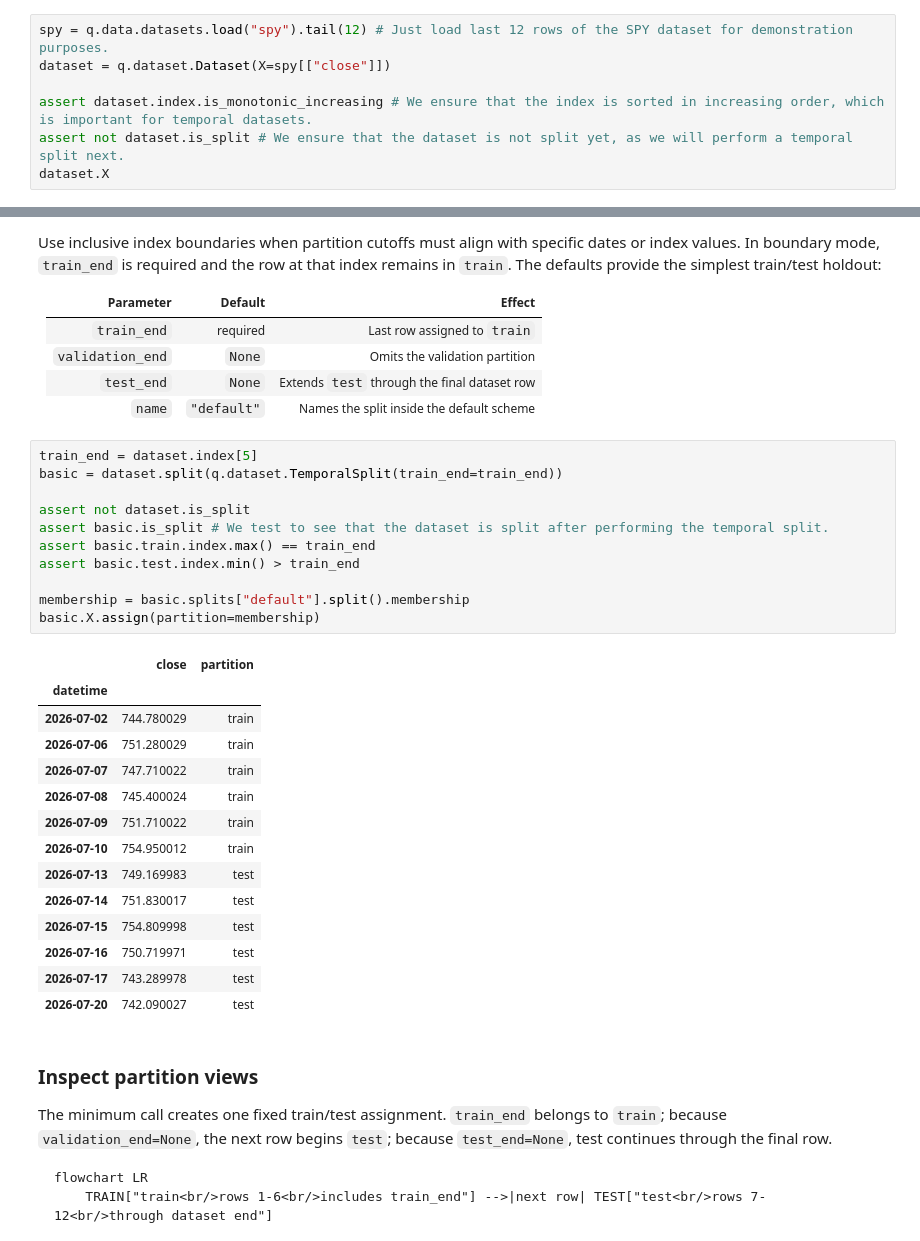
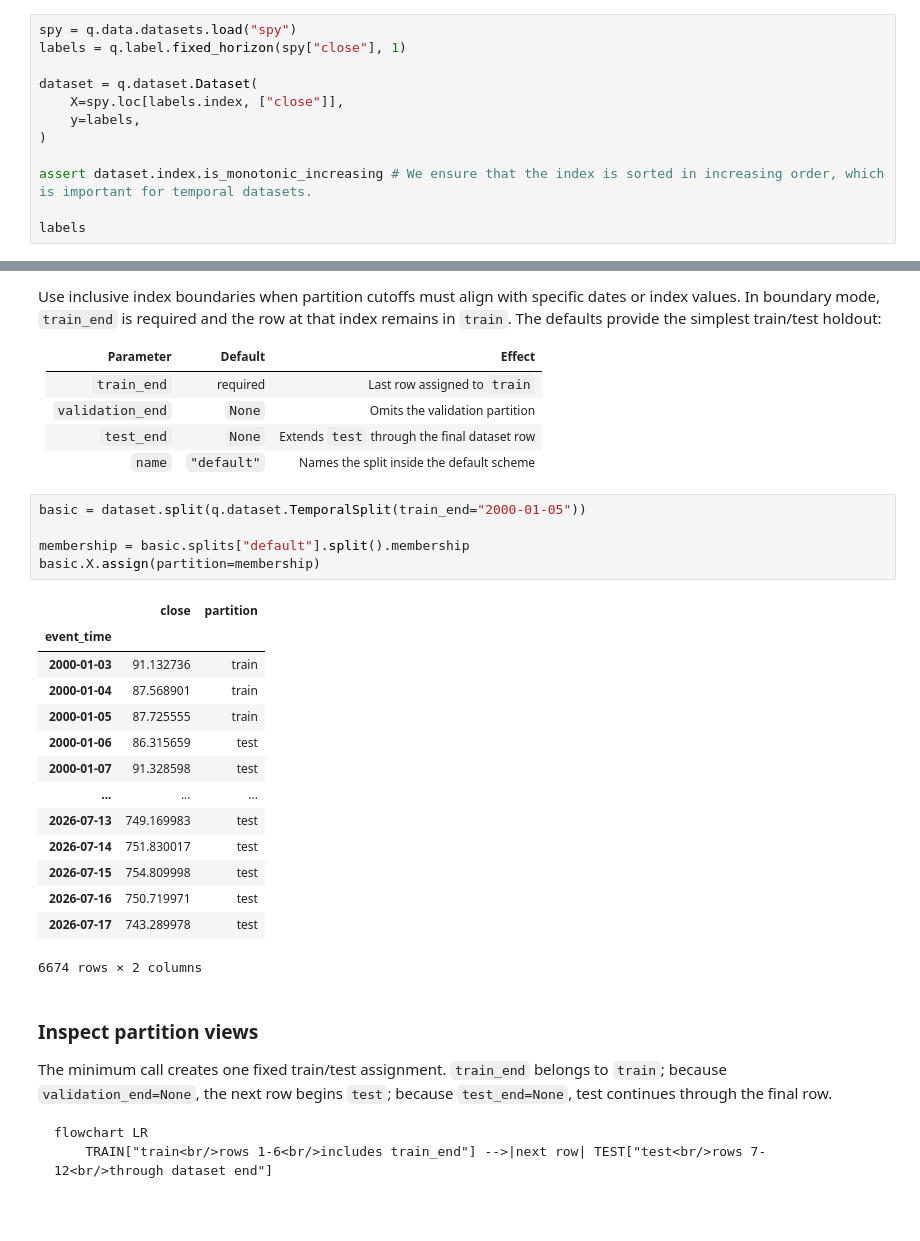
Before and after one commit to quantbert/qrt, a Jupyter notebook: docs/dataset/temporal_split.ipynb, the cells around one changed output, grey strips where cells are left out. Saved outputs shown, nothing was run; the diff lists cells and outputs as text; blank space fills up the shorter version.

```diff
--- a/docs/dataset/temporal_split.ipynb
+++ b/docs/dataset/temporal_split.ipynb
@@ -15,10 +15,15 @@ A temporal split needs only an ordered `Dataset`. Targets, sample weights, and r
 # %%
 import qrt as q
 # %%
-spy = q.data.datasets.load("spy").tail(12) # Just load last 12 rows of the SPY dataset for demonstration purposes.
-dataset = q.dataset.Dataset(X=spy[["close"]])
+spy = q.data.datasets.load("spy")
+labels = q.label.fixed_horizon(spy["close"], 1)
+
+dataset = q.dataset.Dataset(
+    X=spy.loc[labels.index, ["close"]],
+    y=labels,
+)
 
 assert dataset.index.is_monotonic_increasing # We ensure that the index is sorted in increasing order, which is important for temporal datasets.
-assert not dataset.is_split # We ensure that the dataset is not split yet, as we will perform a temporal split next.
-dataset.X
+
+labels
 # %% [output]
@@ -84,31 +84,25 @@ Use inclusive index boundaries when partition cutoffs must align with specific d
 | `test_end` | `None` | Extends `test` through the final dataset row |
 | `name` | `"default"` | Names the split inside the default scheme |
 # %%
-train_end = dataset.index[5]
-basic = dataset.split(q.dataset.TemporalSplit(train_end=train_end))
-
-assert not dataset.is_split
-assert basic.is_split # We test to see that the dataset is split after performing the temporal split.
-assert basic.train.index.max() == train_end
-assert basic.test.index.min() > train_end
+basic = dataset.split(q.dataset.TemporalSplit(train_end="2000-01-05"))
 
 membership = basic.splits["default"].split().membership
 basic.X.assign(partition=membership)
 # %% [output]
 |  | close | partition |
-| datetime |  |  |
-| 2026-07-02 | 744.780029 | train |
-| 2026-07-06 | 751.280029 | train |
-| 2026-07-07 | 747.710022 | train |
-| 2026-07-08 | 745.400024 | train |
-| 2026-07-09 | 751.710022 | train |
-| 2026-07-10 | 754.950012 | train |
+| event_time |  |  |
+| 2000-01-03 | 91.132736 | train |
+| 2000-01-04 | 87.568901 | train |
+| 2000-01-05 | 87.725555 | train |
+| 2000-01-06 | 86.315659 | test |
+| 2000-01-07 | 91.328598 | test |
+| ... | ... | ... |
 | 2026-07-13 | 749.169983 | test |
 | 2026-07-14 | 751.830017 | test |
 | 2026-07-15 | 754.809998 | test |
 | 2026-07-16 | 750.719971 | test |
 | 2026-07-17 | 743.289978 | test |
-| 2026-07-20 | 742.090027 | test |
+6674 rows × 2 columns
 # %% [markdown]
 ### Inspect partition views
 
```
Also changed, not shown: parts of 7 cells of this notebook, 4 other files.
